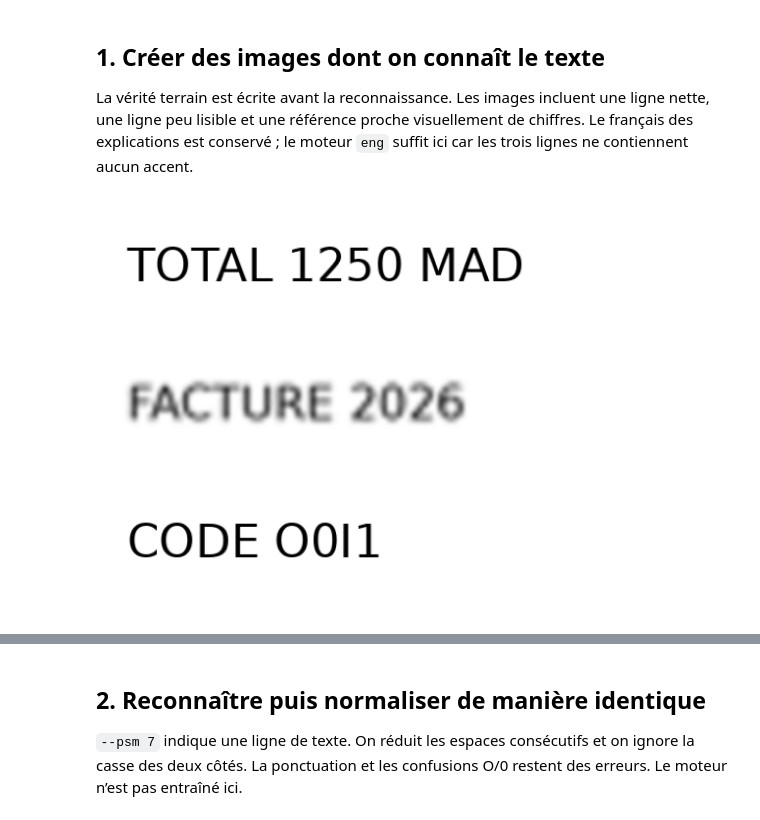
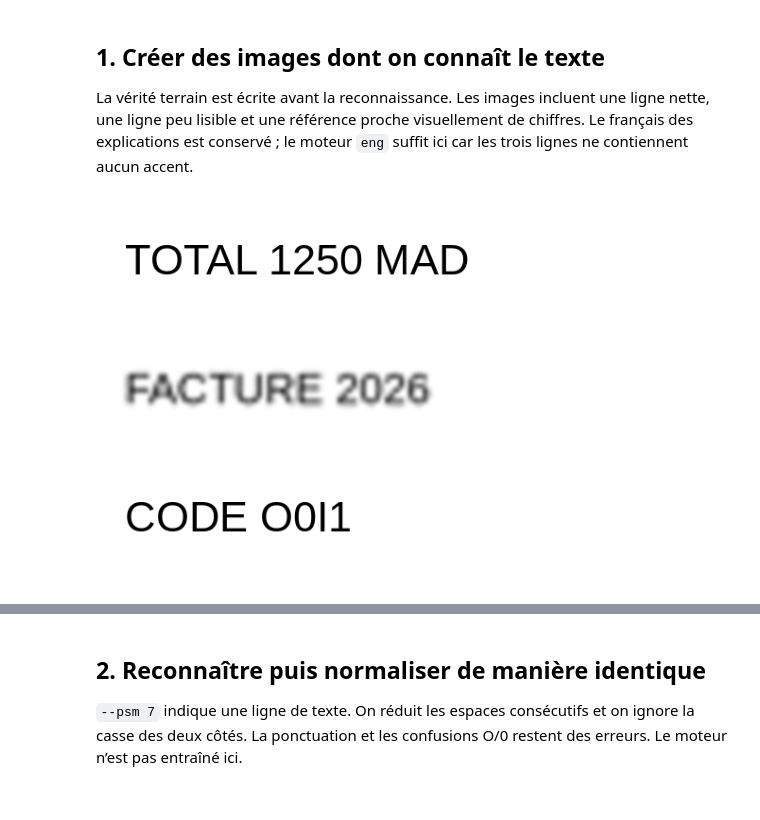
Before and after one commit to Et-taky/metric_evaluation_IA_avancee, a Jupyter notebook: notebooks/01_ocr_captioning.ipynb, the cells around one changed output, grey strips where cells are left out. Cells and saved outputs as stored; diff of their text form; code cells hidden in the pictures.

```diff
--- a/notebooks/01_ocr_captioning.ipynb
+++ b/notebooks/01_ocr_captioning.ipynb
@@ -30,24 +42,85 @@ import pandas as pd
 La vérité terrain est écrite avant la reconnaissance. Les images incluent une ligne nette, une ligne peu lisible et une référence proche visuellement de chiffres. Le français des explications est conservé ; le moteur `eng` suffit ici car les trois lignes ne contiennent aucun accent.
 # %%
 from PIL import Image, ImageDraw, ImageFont, ImageFilter
-import shutil, subprocess, tempfile
-refs = ["TOTAL 1250 MAD", "FACTURE 2026", "CODE O0I1"]
-font_path = "/usr/share/fonts/truetype/dejavu/DejaVuSans.ttf"
-if not Path(font_path).exists():
-    # Alternative Windows : définir ici C:/Windows/Fonts/arial.ttf
-    raise FileNotFoundError("Adapter font_path à une police TrueType installée")
+from pathlib import Path
+import shutil
+import subprocess
+import tempfile
+import matplotlib.pyplot as plt
+
+# 1. Références OCR
+refs = [
+    "TOTAL 1250 MAD",
+    "FACTURE 2026",
+    "CODE O0I1"
+]
+
+# 2. Trouver automatiquement une police disponible
+possible_fonts = [
+    "/usr/share/fonts/truetype/dejavu/DejaVuSans.ttf",
+    "/usr/share/fonts/truetype/liberation2/LiberationSans-Regular.ttf",
+    "/usr/share/fonts/truetype/liberation/LiberationSans-Regular.ttf"
+]
+
+font_path = next(
+    (p for p in possible_fonts if Path(p).exists()),
+    None
+)
+
+# Installer une police si nécessaire
+if font_path is None:
+    !apt-get update -qq
+    !apt-get install -y fonts-dejavu-core
+
+    font_path = "/usr/share/fonts/truetype/dejavu/DejaVuSans.ttf"
+
 font = ImageFont.truetype(font_path, 45)
+
+# 3. Créer les dossiers nécessaires
+(ROOT / "data").mkdir(parents=True, exist_ok=True)
+(ROOT / "results").mkdir(parents=True, exist_ok=True)
+
+# 4. Générer les images
 images = []
+
 for i, ref in enumerate(refs):
+
     image = Image.new("RGB", (600, 120), "white")
-    ImageDraw.Draw(image).text((20,30), ref, font=font, fill="black")
+    draw = ImageDraw.Draw(image)
+
+    draw.text((20, 30), ref, font=font, fill="black")
+
+    # Dégradation artificielle de la deuxième image
     if i == 1:
-        image = image.resize((120,24)).resize((600,120)).filter(ImageFilter.GaussianBlur(1.4))
+        image = (
+            image.resize((120, 24))
+                 .resize((600, 120))
+                 .filter(ImageFilter.GaussianBlur(1.4))
+        )
+
     images.append(image)
-    image.save(ROOT/f"data/ocr_{i}.png")
-fig, axes = plt.subplots(3,1,figsize=(10,4))
-for ax, image in zip(axes,images):
-    ax.imshow(image); ax.axis("off")
-plt.tight_layout(); plt.savefig(ROOT/"results/ocr_images.png",dpi=140); plt.show()
+
+    image.save(ROOT / f"data/ocr_{i}.png")
+
+# 5. Visualisation
+fig, axes = plt.subplots(3, 1, figsize=(10, 4))
+
+for ax, image in zip(axes, images):
+    ax.imshow(image)
+    ax.axis("off")
+
+plt.tight_layout()
+
+plt.savefig(
+    ROOT / "results/ocr_images.png",
+    dpi=140,
+    bbox_inches="tight"
+)
+
+plt.show()
+
+print("Images générées avec succès.")
+print("Police utilisée :", font_path)
+print("Résultats :", ROOT / "results/ocr_images.png")
 # %% [output]
-[figure, old version]
+[figure, new version]
```
Also changed, not shown: parts of 22 cells of this notebook, 3 other files.
